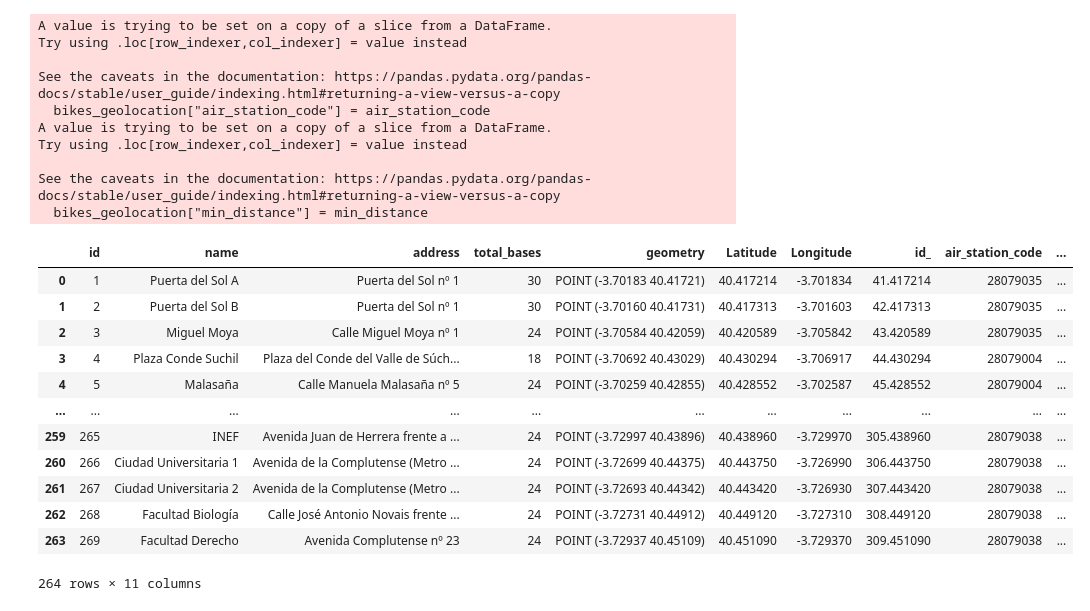
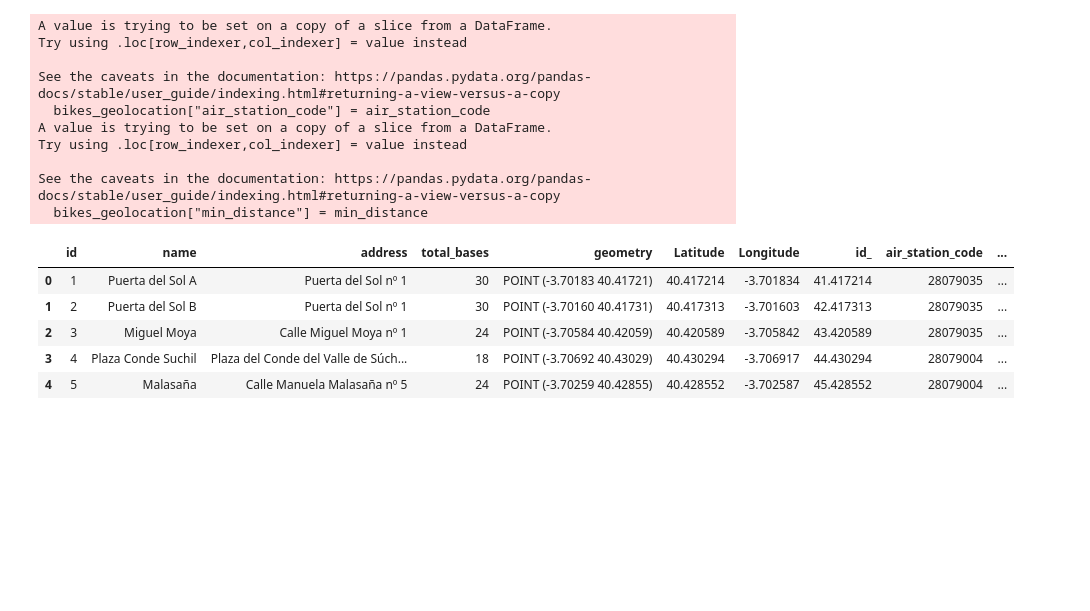
Before and after one commit to fserrey/biciMad, a Jupyter notebook: notebooks/biciMad_stations_exploration-distance_calculation.ipynb, the cells around one changed output. Drawn from its saved outputs; the diff is of its cells as text; code cells hidden in the pictures; blank space fills up the shorter version.

```diff
--- a/notebooks/biciMad_stations_exploration-distance_calculation.ipynb
+++ b/notebooks/biciMad_stations_exploration-distance_calculation.ipynb
@@ -265,18 +263,11 @@ Try using .loc[row_indexer,col_indexer] = value instead
 See the caveats in the documentation: https://pandas.pydata.org/pandas-docs/stable/user_guide/indexing.html#returning-a-view-versus-a-copy
   bikes_geolocation["min_distance"] = min_distance
 # %%
-bikes_geolocation
+bikes_geolocation.head()
 # %% [output]
 |  | id | name | address | total_bases | geometry | Latitude | Longitude | id_ | air_station_code | ... |
 | 0 | 1 | Puerta del Sol A | Puerta del Sol nº 1 | 30 | POINT (-3.70183 40.41721) | 40.417214 | -3.701834 | 41.417214 | 28079035 | ... |
 | 1 | 2 | Puerta del Sol B | Puerta del Sol nº 1 | 30 | POINT (-3.70160 40.41731) | 40.417313 | -3.701603 | 42.417313 | 28079035 | ... |
 | 2 | 3 | Miguel Moya | Calle Miguel Moya nº 1 | 24 | POINT (-3.70584 40.42059) | 40.420589 | -3.705842 | 43.420589 | 28079035 | ... |
 | 3 | 4 | Plaza Conde Suchil | Plaza del Conde del Valle de Súch... | 18 | POINT (-3.70692 40.43029) | 40.430294 | -3.706917 | 44.430294 | 28079004 | ... |
 | 4 | 5 | Malasaña | Calle Manuela Malasaña nº 5 | 24 | POINT (-3.70259 40.42855) | 40.428552 | -3.702587 | 45.428552 | 28079004 | ... |
-| ... | ... | ... | ... | ... | ... | ... | ... | ... | ... | ... |
-| 259 | 265 | INEF | Avenida Juan de Herrera frente a ... | 24 | POINT (-3.72997 40.43896) | 40.438960 | -3.729970 | 305.438960 | 28079038 | ... |
-| 260 | 266 | Ciudad Universitaria 1 | Avenida de la Complutense (Metro ... | 24 | POINT (-3.72699 40.44375) | 40.443750 | -3.726990 | 306.443750 | 28079038 | ... |
-| 261 | 267 | Ciudad Universitaria 2 | Avenida de la Complutense (Metro ... | 24 | POINT (-3.72693 40.44342) | 40.443420 | -3.726930 | 307.443420 | 28079038 | ... |
-| 262 | 268 | Facultad Biología | Calle José Antonio Novais frente ... | 24 | POINT (-3.72731 40.44912) | 40.449120 | -3.727310 | 308.449120 | 28079038 | ... |
-| 263 | 269 | Facultad Derecho | Avenida Complutense nº 23 | 24 | POINT (-3.72937 40.45109) | 40.451090 | -3.729370 | 309.451090 | 28079038 | ... |
-264 rows × 11 columns
```
Also changed, not shown: parts of 2 cells of this notebook, 1 other file.
